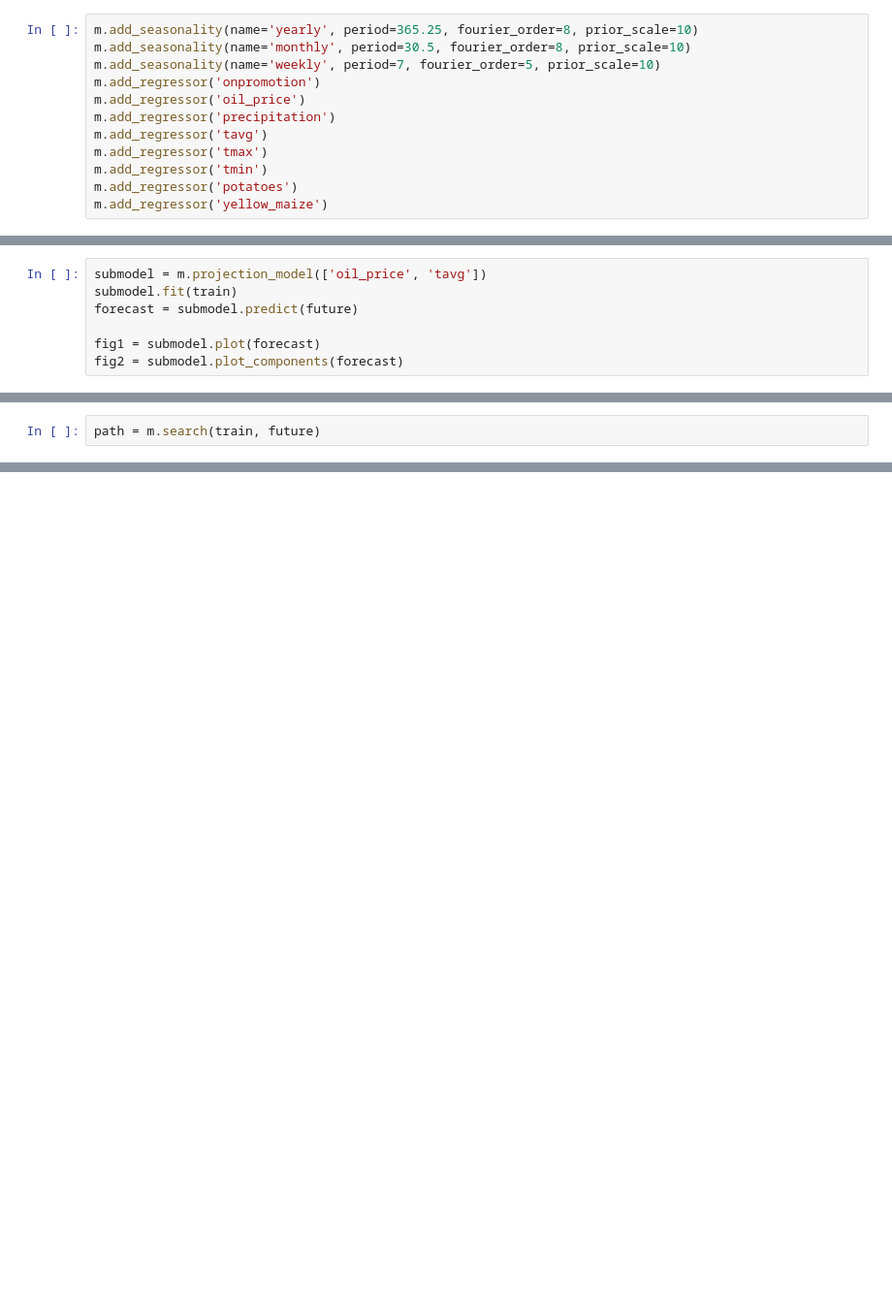
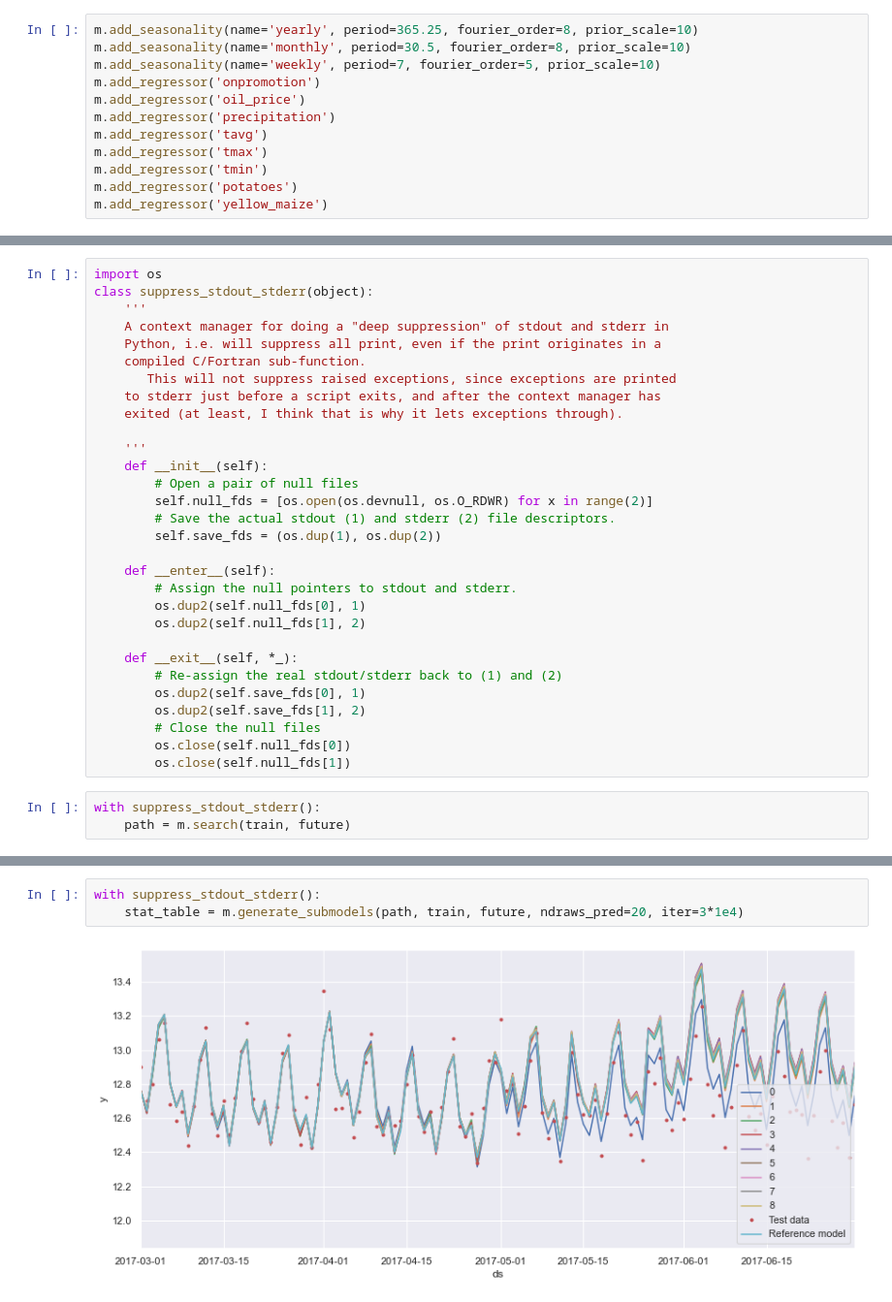
Before and after one commit to Elias-YJ/bsc-thesis, a Jupyter notebook: Projections.ipynb, the cells around one changed output, grey strips where cells are left out. Shown: that part at 97% size. Drawn from its saved outputs; the diff is of its cells as text; blank space fills up the shorter version.

```diff
--- a/Projections.ipynb
+++ b/Projections.ipynb
@@ -160,7 +104,0 @@ with sns.axes_style('white'):
-# %%
-submodel = m.projection_model(['oil_price', 'tavg'])
-submodel.fit(train)
-forecast = submodel.predict(future)
-
-fig1 = submodel.plot(forecast)
-fig2 = submodel.plot_components(forecast)
@@ -247,4 +105,35 @@ m.predictive_samples(future)
+# %%
+import os
+class suppress_stdout_stderr(object):
+    '''
+    A context manager for doing a "deep suppression" of stdout and stderr in
+    Python, i.e. will suppress all print, even if the print originates in a
+    compiled C/Fortran sub-function.
+       This will not suppress raised exceptions, since exceptions are printed
+    to stderr just before a script exits, and after the context manager has
+    exited (at least, I think that is why it lets exceptions through).
+
+    '''
+    def __init__(self):
+        # Open a pair of null files
+        self.null_fds = [os.open(os.devnull, os.O_RDWR) for x in range(2)]
+        # Save the actual stdout (1) and stderr (2) file descriptors.
+        self.save_fds = (os.dup(1), os.dup(2))
+
+    def __enter__(self):
+        # Assign the null pointers to stdout and stderr.
+        os.dup2(self.null_fds[0], 1)
+        os.dup2(self.null_fds[1], 2)
+
+    def __exit__(self, *_):
+        # Re-assign the real stdout/stderr back to (1) and (2)
+        os.dup2(self.save_fds[0], 1)
+        os.dup2(self.save_fds[1], 2)
+        # Close the null files
+        os.close(self.null_fds[0])
+        os.close(self.null_fds[1])
 # %%
-path = m.search(train, future)
+with suppress_stdout_stderr():
+    path = m.search(train, future)
 # %% [output]
         variable        kl
@@ -327,0 +156,5 @@ for cv in validations:
+# %%
+with suppress_stdout_stderr():
+    stat_table = m.generate_submodels(path, train, future, ndraws_pred=20, iter=3*1e4)
+# %% [output]
+[figure, added]
```
Also changed, not shown: parts of 19 cells of this notebook, 4 other files.
